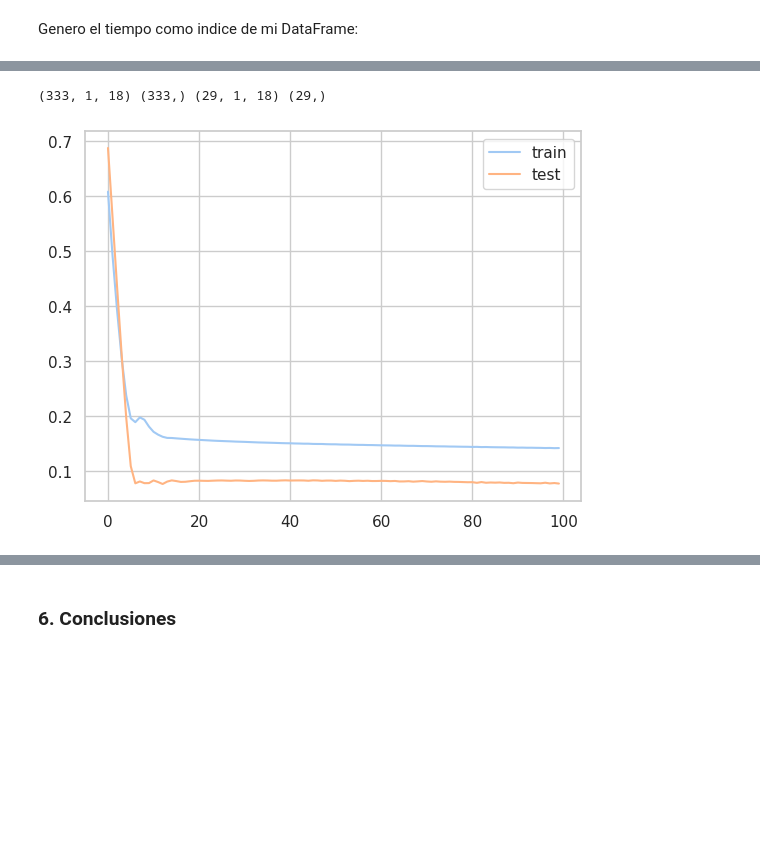
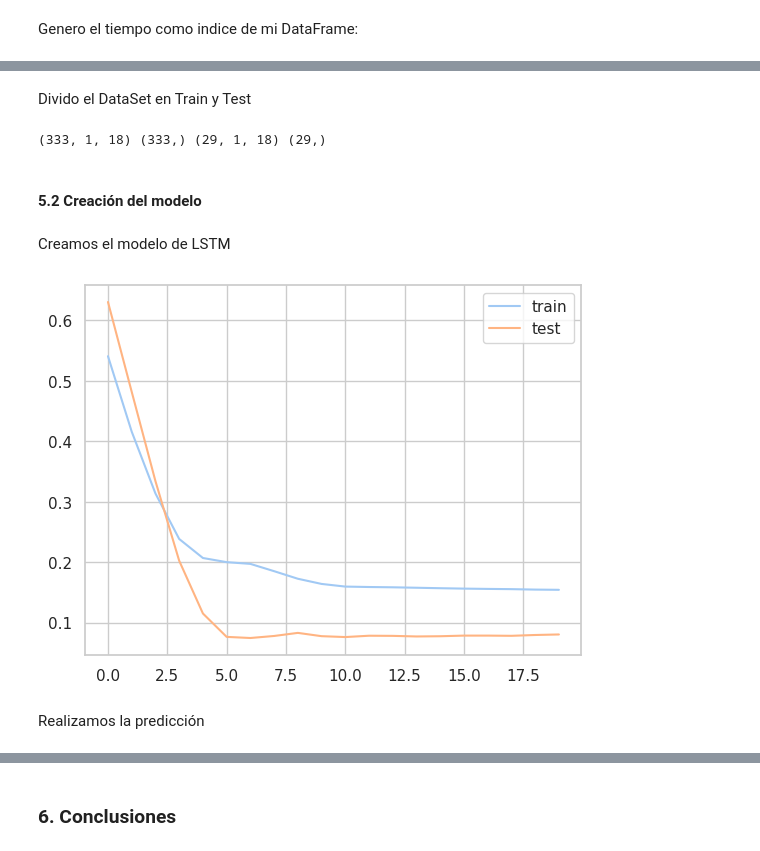
Before and after one commit to FernandoEzequiel/Coder, a Jupyter notebook: notebook/EntregasCoder/Desafio 17 - Entrega Final/Entrega_Final_GarciaGonzalez.ipynb, the cells around one changed output, grey strips where cells are left out. Drawn from its saved outputs; the diff is of its cells as text; code cells hidden in the pictures; blank space fills up the shorter version.

```diff
--- a/notebook/EntregasCoder/Desafio 17 - Entrega Final/Entrega_Final_GarciaGonzalez.ipynb
+++ b/notebook/EntregasCoder/Desafio 17 - Entrega Final/Entrega_Final_GarciaGonzalez.ipynb
@@ -1109,10 +1113,10 @@ y = df_dia['power_gen']
 #Separo el dataset entre train y test
 X = df_dia
 train = np.where(
-    (X["month"] != 12) # mes 12
+    (X["month"] != 8) # mes 12
     )
 test = np.where(
-    (X["month"] == 12) # mes 12
+    (X["month"] == 8) # mes 12
     )
 # %% [markdown]
 Luego, normalizamos los datos:
@@ -2069,3 +2062,5 @@ reframed
+# %% [markdown]
+Divido el DataSet en Train y Test
 # %%
 # Divido el DataSet en Train y Test
 values = reframed.values
@@ -2083,3 +2078,7 @@ test_X = test_X.reshape((test_X.shape[0], 1, test_X.shape[1]))
 print(train_X.shape, train_y.shape, test_X.shape, test_y.shape)
 # %% [output]
 (333, 1, 18) (333,) (29, 1, 18) (29,)
+# %% [markdown]
+#### **5.2 Creación del modelo**
+# %% [markdown]
+Creamos el modelo de LSTM
@@ -2086,19 +2098,15 @@ print(train_X.shape, train_y.shape, test_X.shape, test_y.shape)
 # %%
-# Modelo LSTM
-import matplotlib.pyplot as plt
-model = Sequential()
-model.add(LSTM(50, input_shape=(train_X.shape[1], train_X.shape[2])))
-model.add(Dense(1))
-model.compile(loss='mae', optimizer='adam')
-# fit network
-history = model.fit(train_X, train_y, epochs=100, batch_size=72, validation_data=(test_X, test_y), verbose=0, shuffle=False)
+#Entreno el modelo con los datos separados para esta función haciendo uso de la función fit
+history = model.fit(train_X, train_y, epochs=20, batch_size=50, validation_data=(test_X, test_y), verbose=0, shuffle=False)
 # plot history
 plt.plot(history.history['loss'], label='train')
 plt.plot(history.history['val_loss'], label='test')
 plt.legend()
 plt.show()
 # %% [output]
-[figure, old version]
+[figure, new version]
+# %% [markdown]
+Realizamos la predicción
 # %%
 # Realizamos la predicción
 yhat = model.predict(test_X)
```
Also changed, not shown: parts of 54 cells of this notebook, 12 other files.
